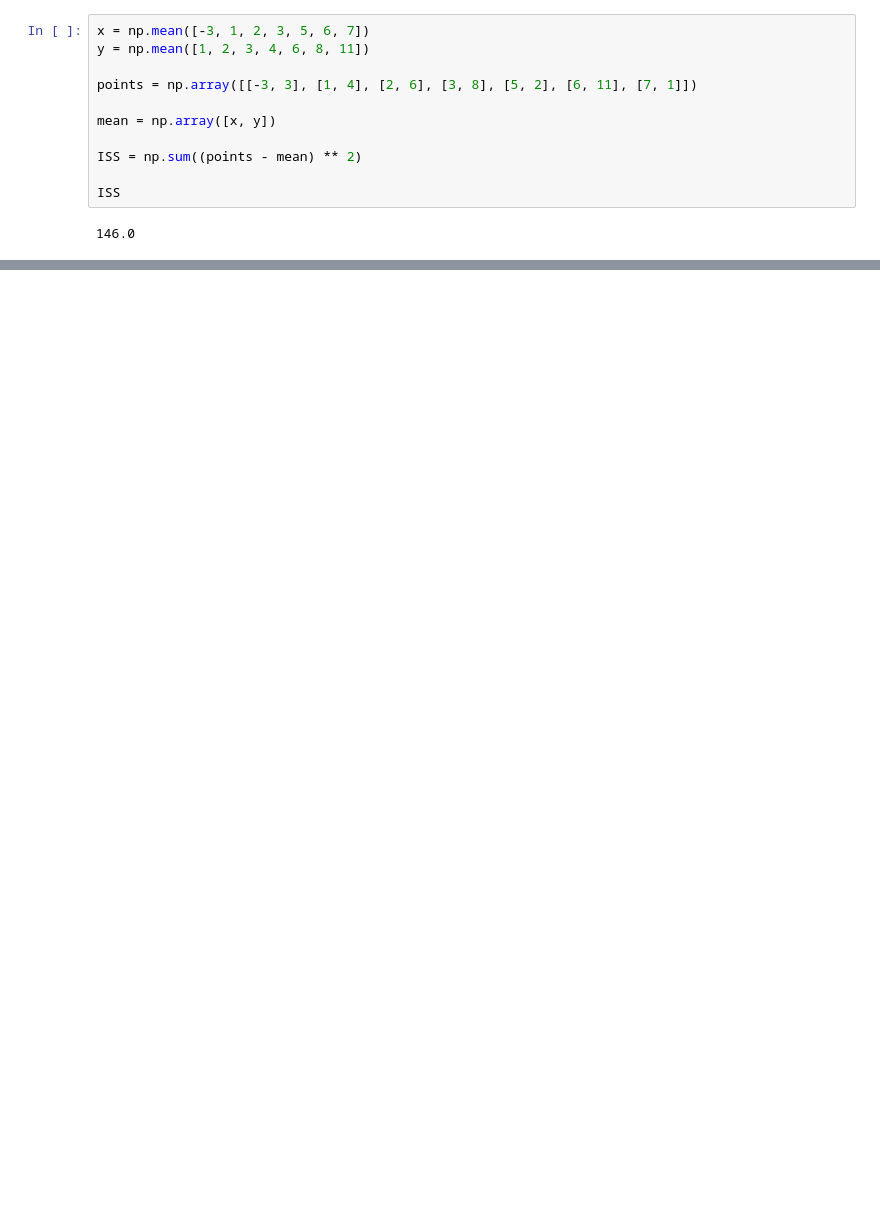
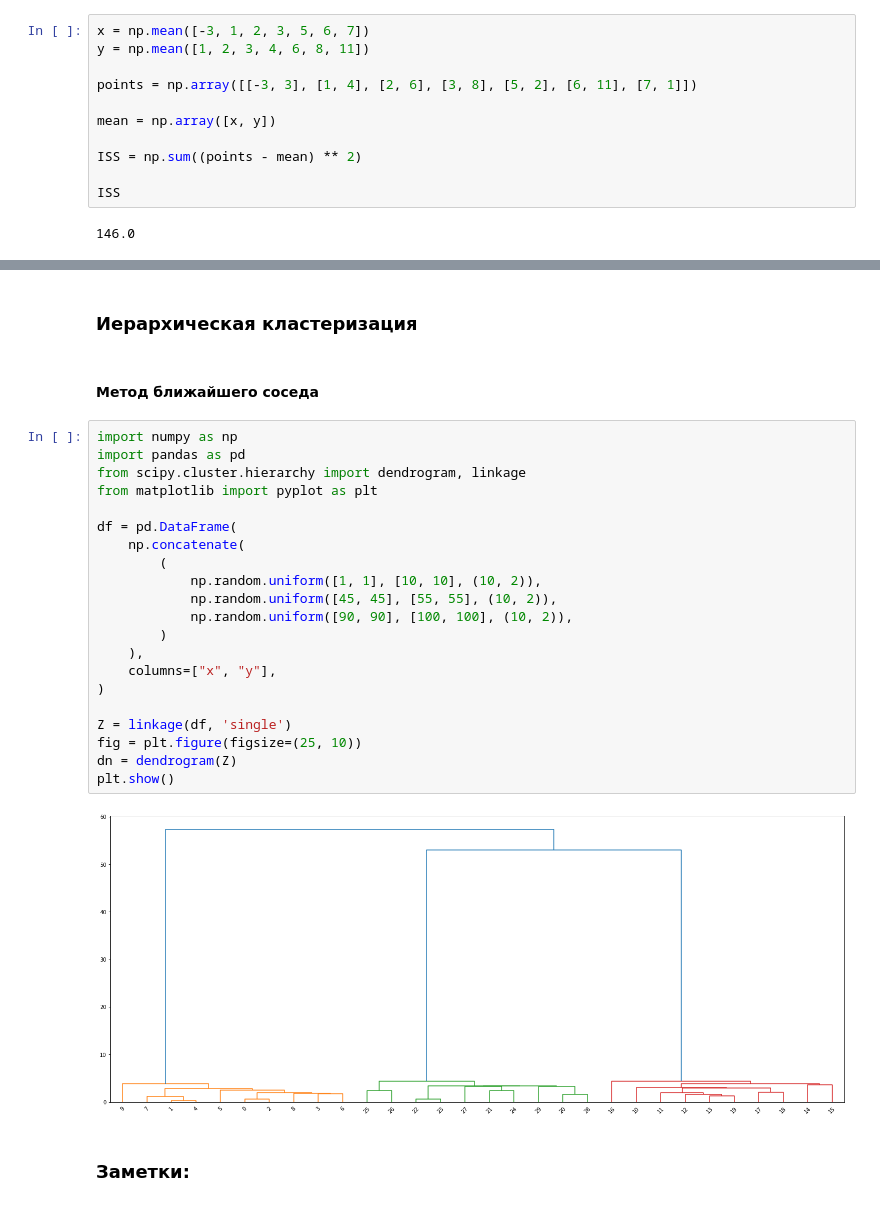
Before and after one commit to AndrewSalygin/data_analysis_practice, a Jupyter notebook: Data analysis practice.ipynb, the cells around one changed output, grey strips where cells are left out. Drawn from its saved outputs; the diff is of its cells as text; blank space fills up the shorter version.

```diff
--- a/Data analysis practice.ipynb
+++ b/Data analysis practice.ipynb
@@ -1576,0 +1562,29 @@ plt.show()
+# %% [markdown]
+### Иерархическая кластеризация
+# %% [markdown]
+#### Метод ближайшего соседа
+# %%
+import numpy as np
+import pandas as pd
+from scipy.cluster.hierarchy import dendrogram, linkage
+from matplotlib import pyplot as plt
+
+df = pd.DataFrame(
+    np.concatenate(
+        (
+            np.random.uniform([1, 1], [10, 10], (10, 2)),
+            np.random.uniform([45, 45], [55, 55], (10, 2)),
+            np.random.uniform([90, 90], [100, 100], (10, 2)),
+        )
+    ),
+    columns=["x", "y"],
+)
+
+Z = linkage(df, 'single')
+fig = plt.figure(figsize=(25, 10))
+dn = dendrogram(Z)
+plt.show()
+# %% [output]
+[figure, added]
+# %% [markdown]
+### Заметки:
```
Also changed, not shown: parts of 114 cells of this notebook.
